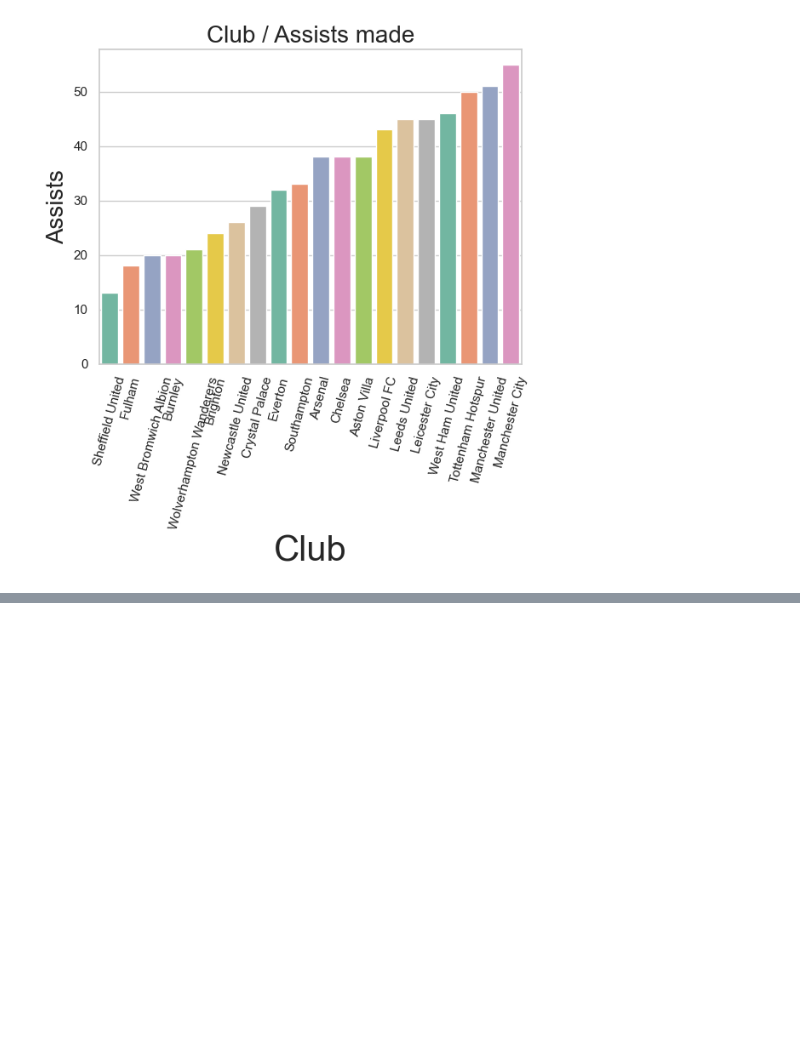
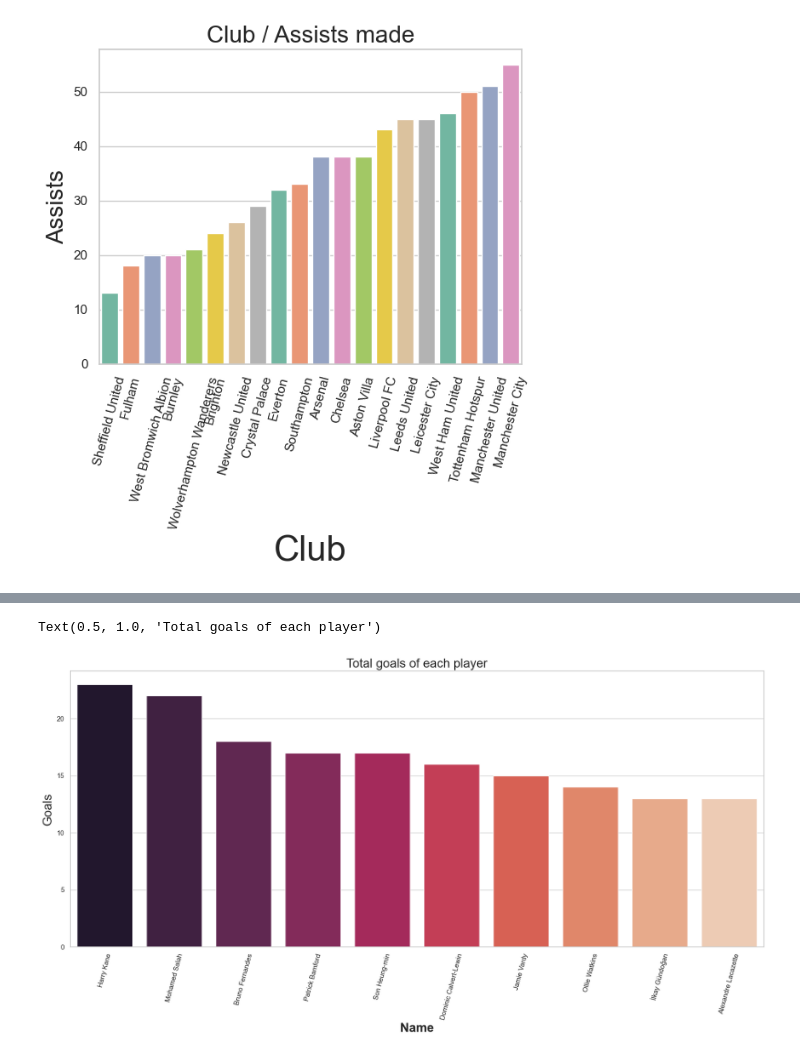
Before and after one commit to GjoeKariuki/Data-Analysis, a Jupyter notebook: eplanalysis.ipynb, the cells around one changed output, grey strips where cells are left out. Cells and saved outputs as stored; diff of their text form; code cells hidden in the pictures; blank space fills up the shorter version.

```diff
--- a/eplanalysis.ipynb
+++ b/eplanalysis.ipynb
@@ -284,0 +361,4 @@ Text(0.5, 1.0, 'Club / Assists made')
+# %%
+# player_goals = (epl_dframe.groupby('Name', as_index=False)['Goals'].sum()).sort_values('Goals', ascending=False)
+player_goals = epl_dframe[['Name', 'Club','Goals','Matches']].sort_values('Goals', ascending=False)
+player_goals
@@ -284,0 +379,11 @@ Text(0.5, 1.0, 'Club / Assists made')
+# %%
+sns.set_theme(style='whitegrid', color_codes=True)
+ax = sns.barplot(x='Name', y='Goals', data=player_goals.nlargest(n=10, columns='Goals'), palette='rocket')
+ax.set_xlabel("Name", weight='bold', fontsize=20,)
+ax.set_ylabel('Goals', fontsize=20)
+plt.xticks(rotation=75)
+plt.rcParams['figure.figsize'] = (20,8)
+plt.title('Total goals of each player', fontsize=20)
+# %% [output]
+Text(0.5, 1.0, 'Total goals of each player')
+[figure, added]
```
Also changed, not shown: parts of 16 cells of this notebook.
